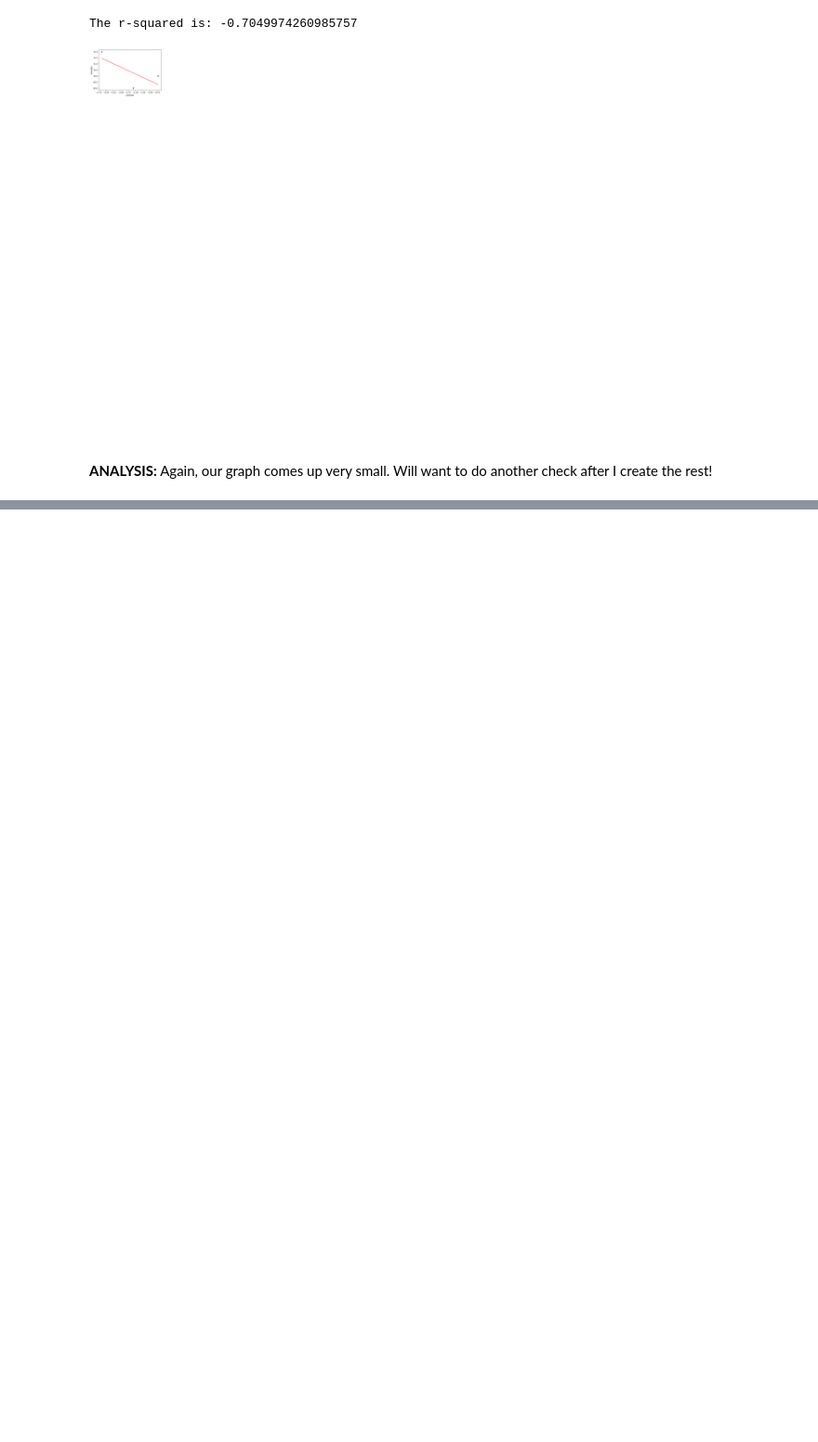
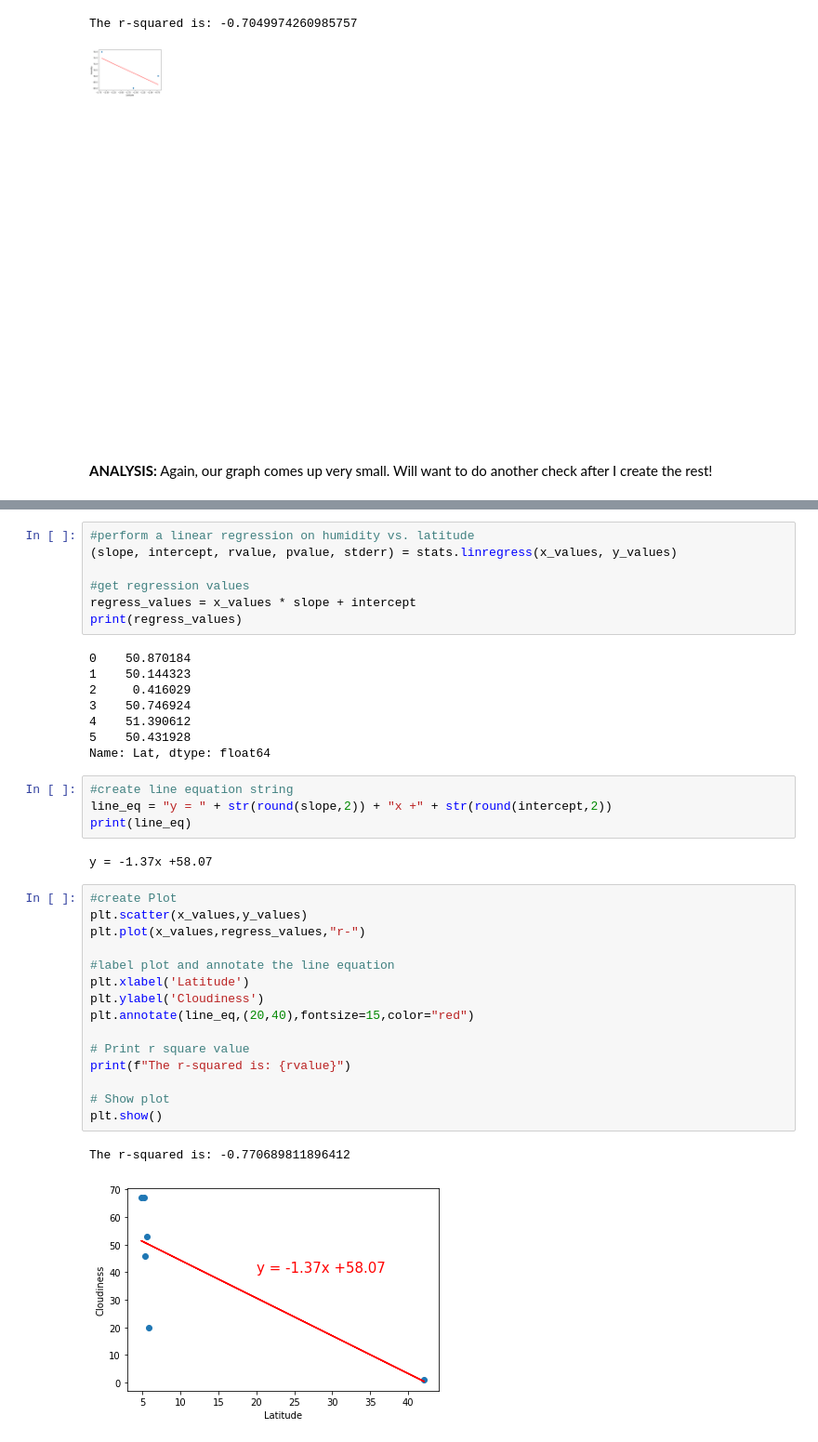
Before and after one commit to VallieTracy/Global-Weather-Analysis, a Jupyter notebook: WeatherPy/WeatherPy.ipynb, the cells around one changed output, grey strips where cells are left out. Shown at 93% size. Drawn from its saved outputs; the diff is of its cells as text; blank space fills up the shorter version.

```diff
--- a/WeatherPy/WeatherPy.ipynb
+++ b/WeatherPy/WeatherPy.ipynb
@@ -507,0 +523,39 @@ The r-squared is: -0.7049974260985757
+# %%
+#perform a linear regression on humidity vs. latitude
+(slope, intercept, rvalue, pvalue, stderr) = stats.linregress(x_values, y_values)
+
+#get regression values
+regress_values = x_values * slope + intercept
+print(regress_values)
+# %% [output]
+0    50.870184
+1    50.144323
+2     0.416029
+3    50.746924
+4    51.390612
+5    50.431928
+Name: Lat, dtype: float64
+# %%
+#create line equation string
+line_eq = "y = " + str(round(slope,2)) + "x +" + str(round(intercept,2))
+print(line_eq)
+# %% [output]
+y = -1.37x +58.07
+# %%
+#create Plot
+plt.scatter(x_values,y_values)
+plt.plot(x_values,regress_values,"r-")
+
+#label plot and annotate the line equation
+plt.xlabel('Latitude')
+plt.ylabel('Cloudiness')
+plt.annotate(line_eq,(20,40),fontsize=15,color="red")
+
+# Print r square value
+print(f"The r-squared is: {rvalue}")
+
+# Show plot
+plt.show()
+# %% [output]
+The r-squared is: -0.770689811896412
+[figure, added]
```
Also changed, not shown: parts of 17 cells of this notebook, 4 other files.
